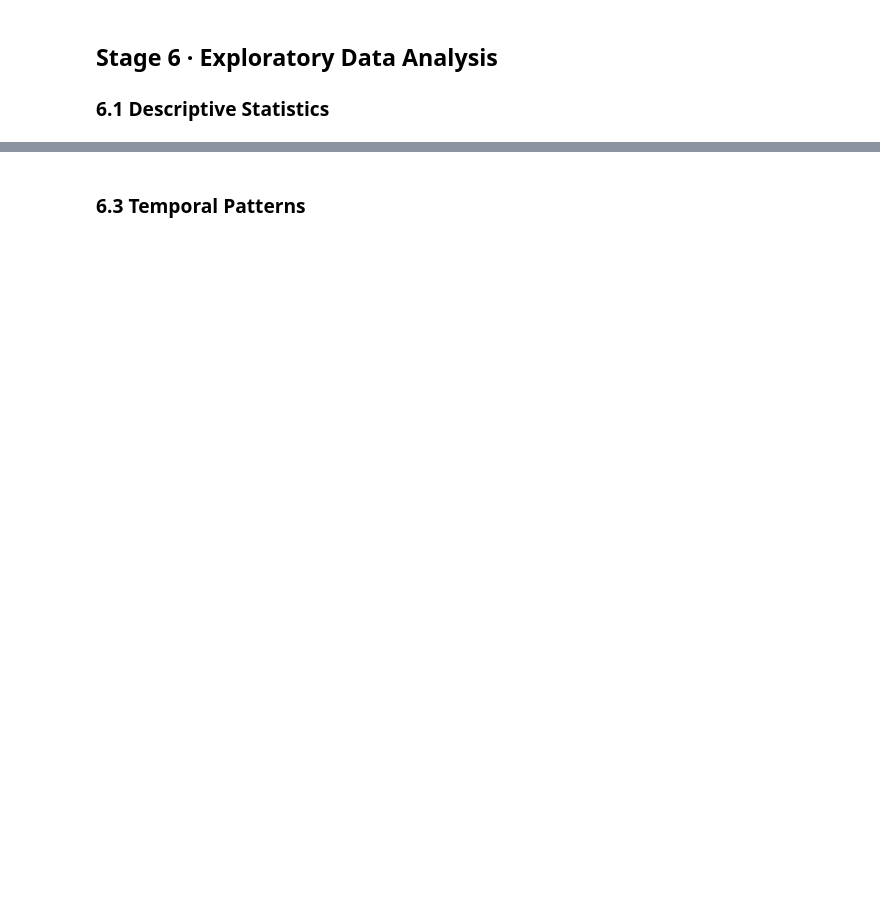
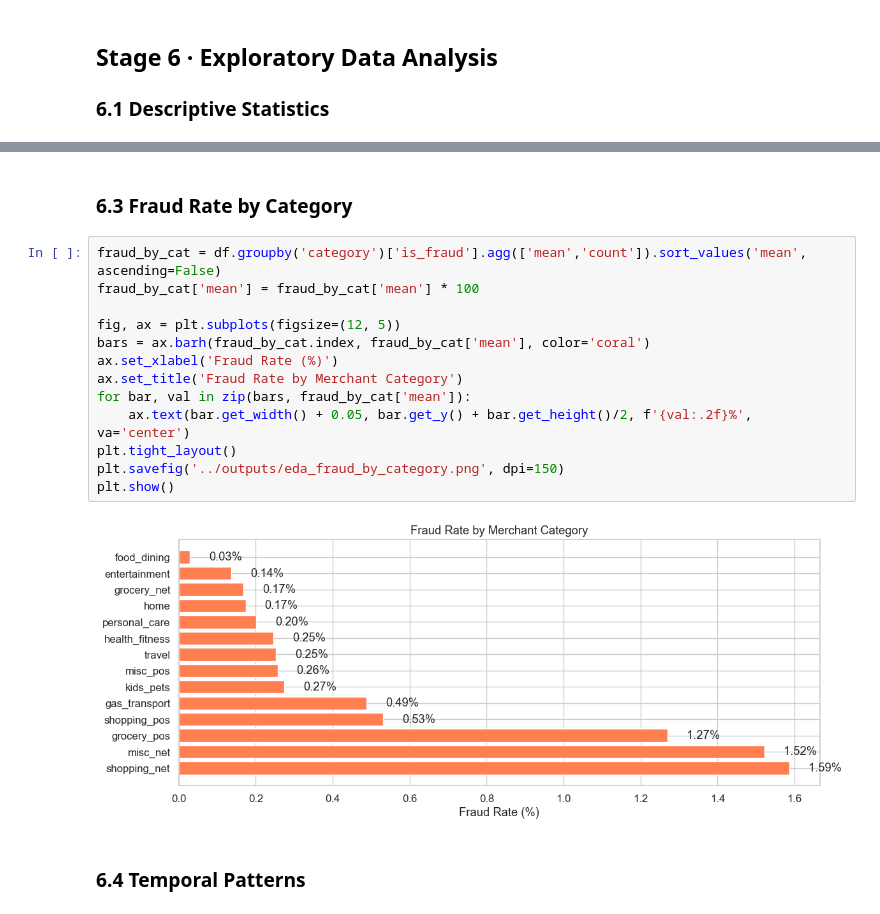
Before and after one commit to felicia-sw/credit-card-fraud, a Jupyter notebook: notebooks/fraud_detection_analysis.ipynb, the cells around one changed output, grey strips where cells are left out. Saved outputs shown, nothing was run; the diff lists cells and outputs as text; blank space fills up the shorter version.

```diff
--- a/notebooks/fraud_detection_analysis.ipynb
+++ b/notebooks/fraud_detection_analysis.ipynb
@@ -111,5 +156,22 @@ plt.show()
+# %% [markdown]
+### 6.3 Fraud Rate by Category
+# %%
+fraud_by_cat = df.groupby('category')['is_fraud'].agg(['mean','count']).sort_values('mean', ascending=False)
+fraud_by_cat['mean'] = fraud_by_cat['mean'] * 100
+
+fig, ax = plt.subplots(figsize=(12, 5))
+bars = ax.barh(fraud_by_cat.index, fraud_by_cat['mean'], color='coral')
+ax.set_xlabel('Fraud Rate (%)')
+ax.set_title('Fraud Rate by Merchant Category')
+for bar, val in zip(bars, fraud_by_cat['mean']):
+    ax.text(bar.get_width() + 0.05, bar.get_y() + bar.get_height()/2, f'{val:.2f}%', va='center')
+plt.tight_layout()
+plt.savefig('../outputs/eda_fraud_by_category.png', dpi=150)
+plt.show()
+# %% [output]
+[figure, added]
 # %% [markdown]
-### 6.3 Temporal Patterns
+### 6.4 Temporal Patterns
 # %%
 fig, axes = plt.subplots(1, 2, figsize=(14, 4))
 fraud_by_hour = df.groupby('hour')['is_fraud'].mean() * 100
```
Also changed, not shown: parts of 82 cells of this notebook, 11 other files.
